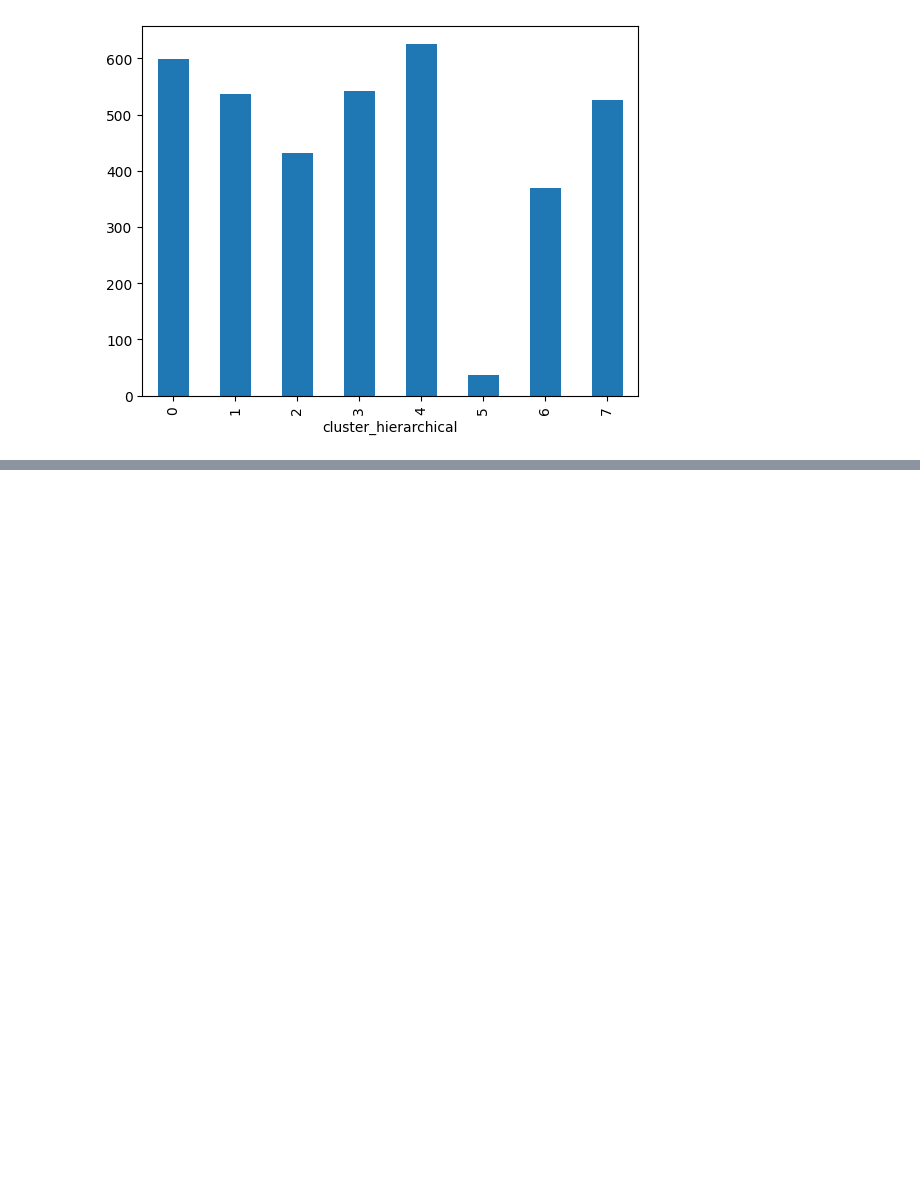
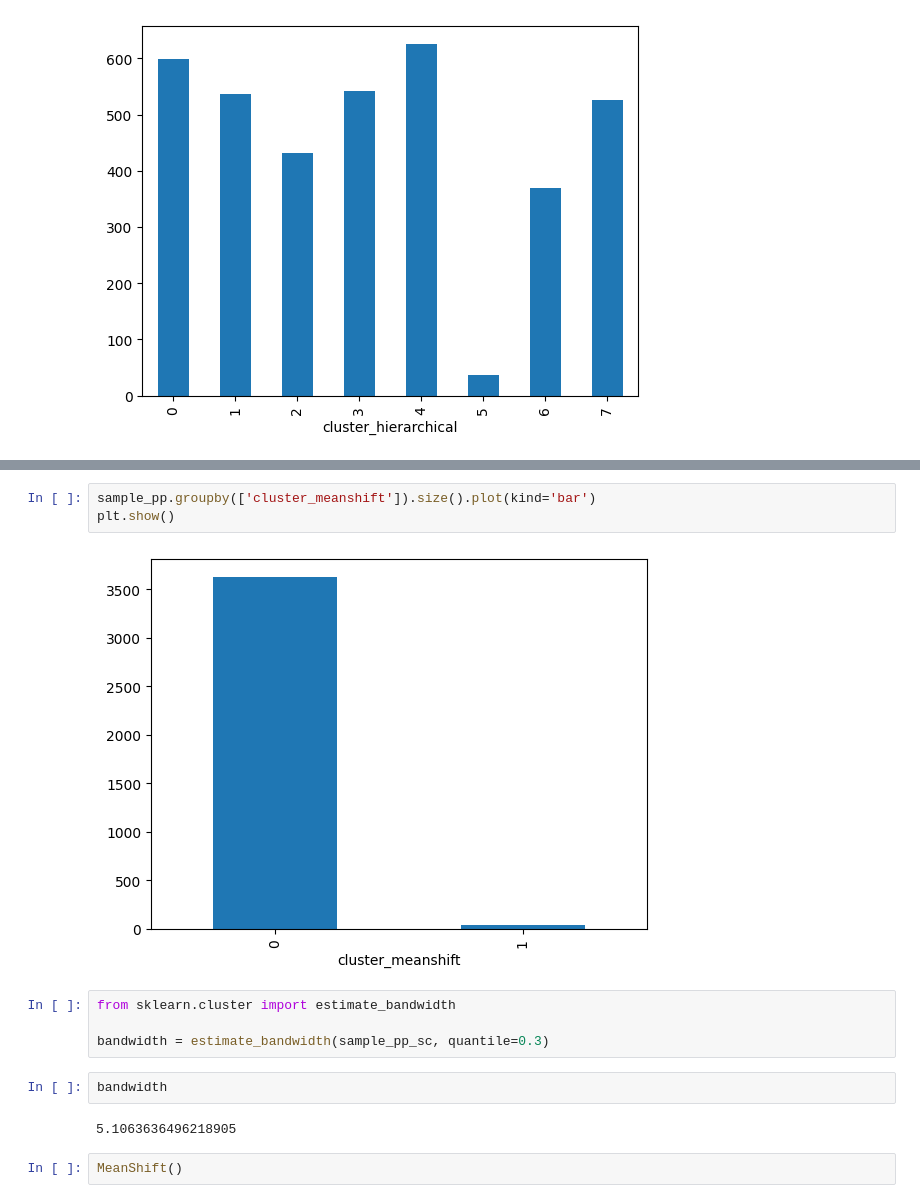
Before and after one commit to mitoma10110/ML2_Project, a Jupyter notebook: jo_notebook.ipynb, the cells around one changed output, grey strips where cells are left out. Cells and saved outputs as stored; diff of their text form; blank space fills up the shorter version.

Commit message:
MEANSHIFT FIRST TRIAL

```diff
--- a/jo_notebook.ipynb
+++ b/jo_notebook.ipynb
@@ -428,0 +542,15 @@ plt.show()
+# %%
+sample_pp.groupby(['cluster_meanshift']).size().plot(kind='bar')
+plt.show()
+# %% [output]
+[figure, added]
+# %%
+from sklearn.cluster import estimate_bandwidth
+
+bandwidth = estimate_bandwidth(sample_pp_sc, quantile=0.3)
+# %%
+bandwidth
+# %% [output]
+5.1063636496218905
+# %%
+MeanShift()
```
Also changed, not shown: parts of 12 cells of this notebook, 1 other file.
